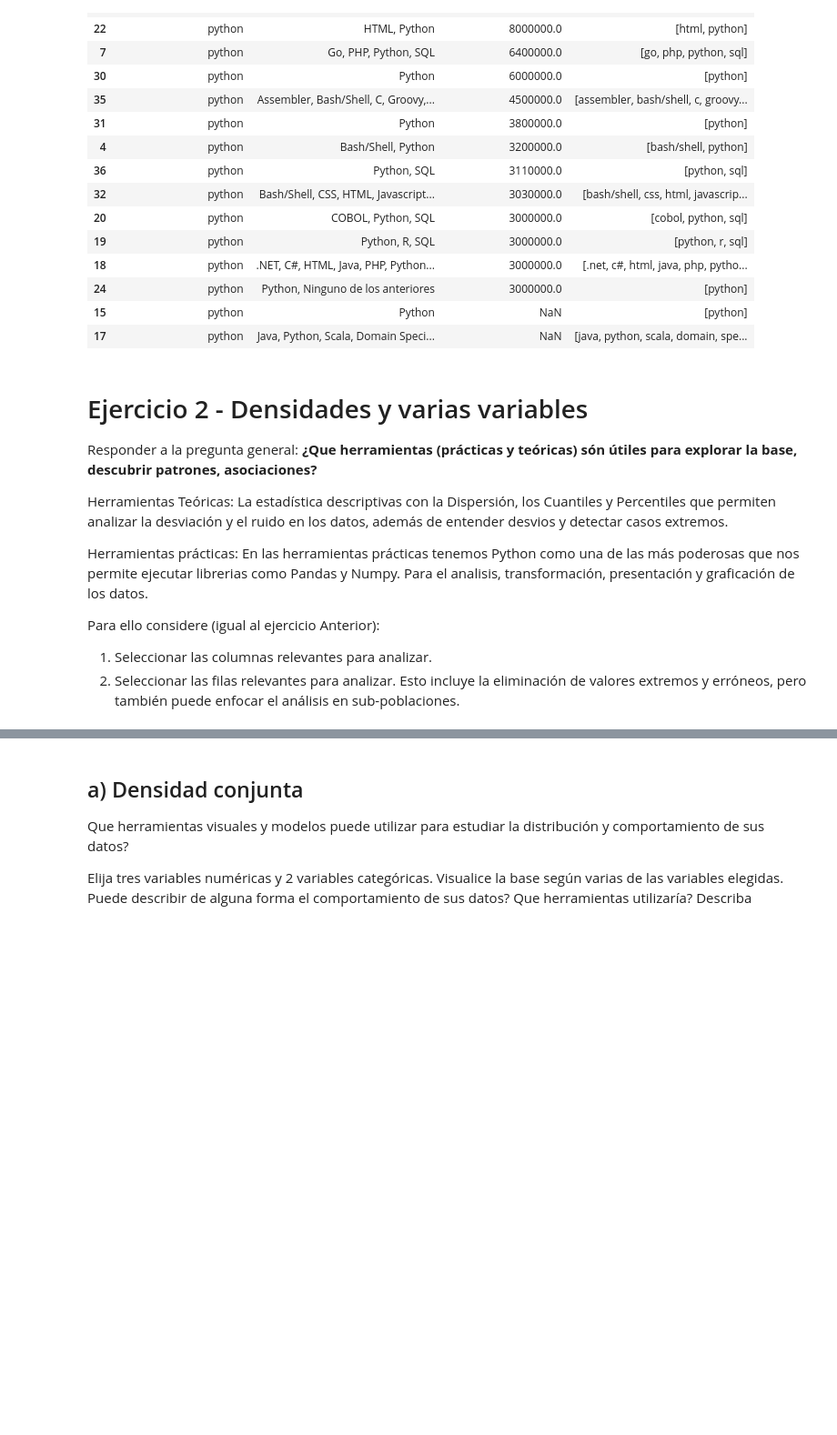
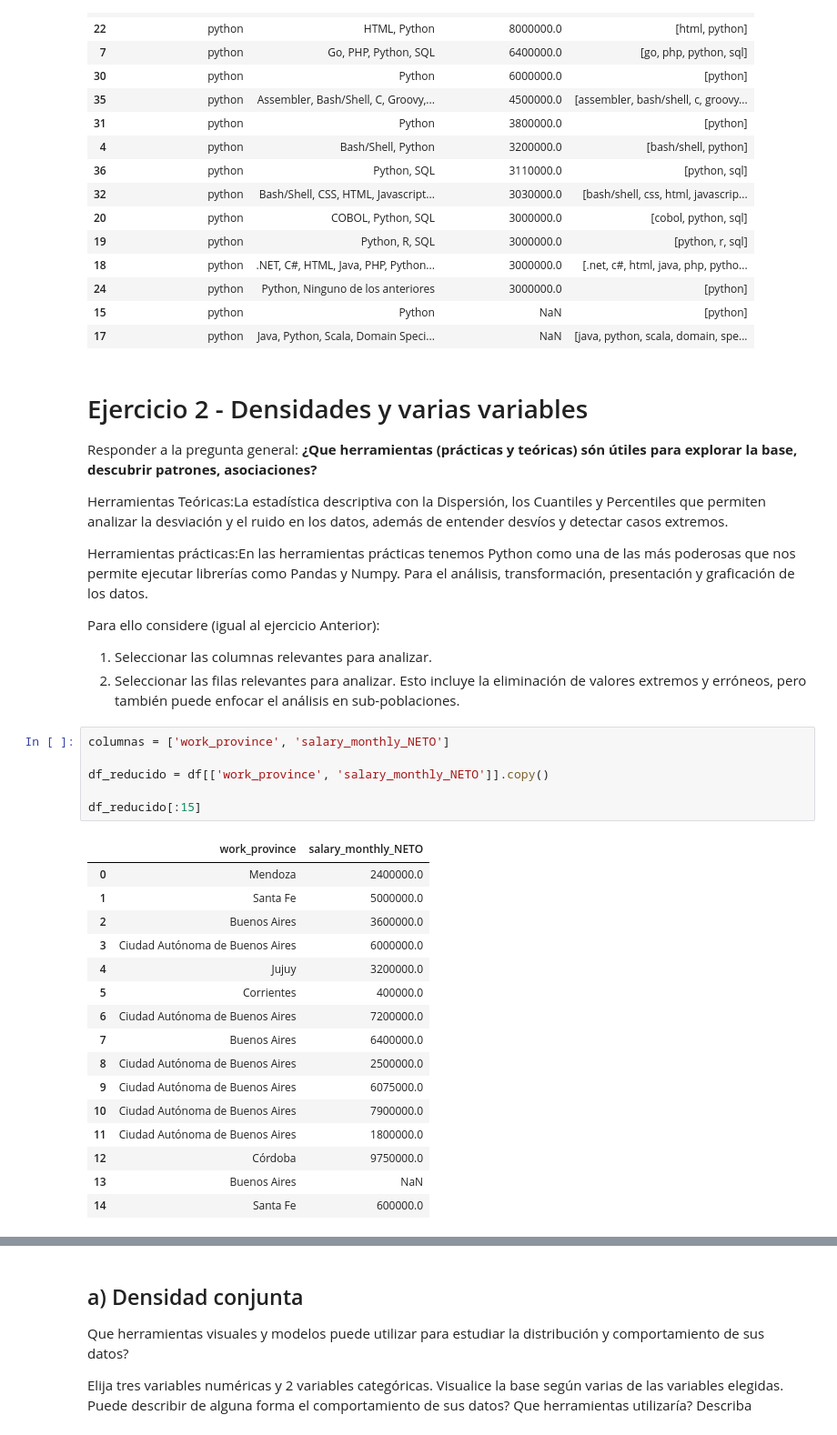
Before and after one commit to sgruyzcki/DiploDatos2026, a Jupyter notebook: Entregable - Parte 1 Sergio.ipynb, the cells around one changed output, grey strips where cells are left out. Shown at 91% size. Saved outputs shown, nothing was run; the diff lists cells and outputs as text; blank space fills up the shorter version.

```diff
--- a/Entregable - Parte 1 Sergio.ipynb
+++ b/Entregable - Parte 1 Sergio.ipynb
@@ -226,13 +226,33 @@ filtered_df_lang[:15].sort_values("salary_monthly_NETO", ascending=False)
 
 Responder a la pregunta general: **¿Que herramientas (prácticas y teóricas) són útiles para explorar la base, descubrir patrones, asociaciones?**
 
-Herramientas Teóricas:
-La estadística descriptivas con la Dispersión, los Cuantiles y Percentiles que permiten analizar la desviación y el ruido en los datos, además de entender desvios y detectar casos extremos.
+Herramientas Teóricas:La estadística descriptiva con la Dispersión, los Cuantiles y Percentiles que permiten analizar la desviación y el ruido en los datos, además de entender desvíos y detectar casos extremos.
 
-Herramientas prácticas:
-En las herramientas prácticas tenemos Python como una de las más poderosas que nos permite ejecutar librerias como Pandas y Numpy. Para el analisis, transformación, presentación y graficación de los datos.
-
+Herramientas prácticas:En las herramientas prácticas tenemos Python como una de las más poderosas que nos permite ejecutar librerías como Pandas y Numpy. Para el análisis, transformación, presentación y graficación de los datos.
 
 Para ello considere (igual al ejercicio Anterior):
 1. Seleccionar las columnas relevantes para analizar.
 2. Seleccionar las filas relevantes para analizar. Esto incluye la eliminación de valores extremos y erróneos, pero también puede enfocar el análisis en sub-poblaciones.
+# %%
+columnas = ['work_province', 'salary_monthly_NETO']
+
+df_reducido = df[['work_province', 'salary_monthly_NETO']].copy()
+
+df_reducido[:15]
+# %% [output]
+|  | work_province | salary_monthly_NETO |
+| 0 | Mendoza | 2400000.0 |
+| 1 | Santa Fe | 5000000.0 |
+| 2 | Buenos Aires | 3600000.0 |
+| 3 | Ciudad Autónoma de Buenos Aires | 6000000.0 |
+| 4 | Jujuy | 3200000.0 |
+| 5 | Corrientes | 400000.0 |
+| 6 | Ciudad Autónoma de Buenos Aires | 7200000.0 |
+| 7 | Buenos Aires | 6400000.0 |
+| 8 | Ciudad Autónoma de Buenos Aires | 2500000.0 |
+| 9 | Ciudad Autónoma de Buenos Aires | 6075000.0 |
+| 10 | Ciudad Autónoma de Buenos Aires | 7900000.0 |
+| 11 | Ciudad Autónoma de Buenos Aires | 1800000.0 |
+| 12 | Córdoba | 9750000.0 |
+| 13 | Buenos Aires | NaN |
+| 14 | Santa Fe | 600000.0 |
```
Also changed, not shown: parts of 2 cells of this notebook.
